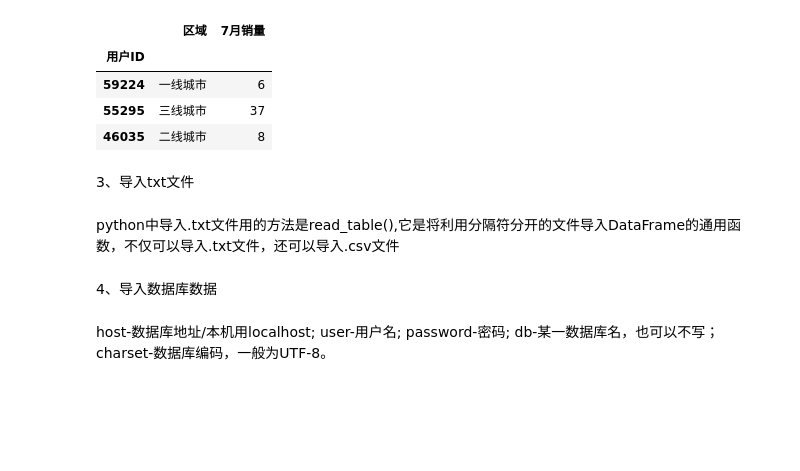
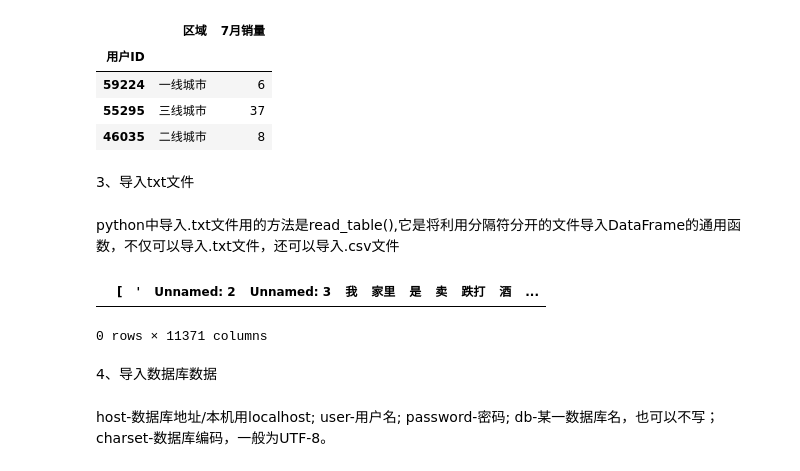
Before and after one commit to annewang1990/python_data_analysis, a Jupyter notebook: python数据准备.ipynb, the cells around one changed output. Saved outputs shown, nothing was run; the diff lists cells and outputs as text; code cells hidden in the pictures; blank space fills up the shorter version.

Commit message:
python数据准备
python数据准备

```diff
--- a/python数据准备.ipynb
+++ b/python数据准备.ipynb
@@ -104,6 +104,13 @@ df_csv1
 3、导入txt文件
 # %% [markdown]
 python中导入.txt文件用的方法是read_table(),它是将利用分隔符分开的文件导入DataFrame的通用函数，不仅可以导入.txt文件，还可以导入.csv文件
+# %%
+import pandas as pd
+df_txt=pd.read_csv(r"/Users/Eric/Documents/2019/python/cutjokes.txt",sep=" ")
+df_txt.head(2)
+# %% [output]
+|  | [ | ' | Unnamed: 2 | Unnamed: 3 | 我 | 家里 | 是 | 卖 | 跌打 | 酒 | ... |
+0 rows × 11371 columns
 # %% [markdown]
 4、导入数据库数据
 # %%
```
Also changed, not shown: parts of 46 cells of this notebook.
